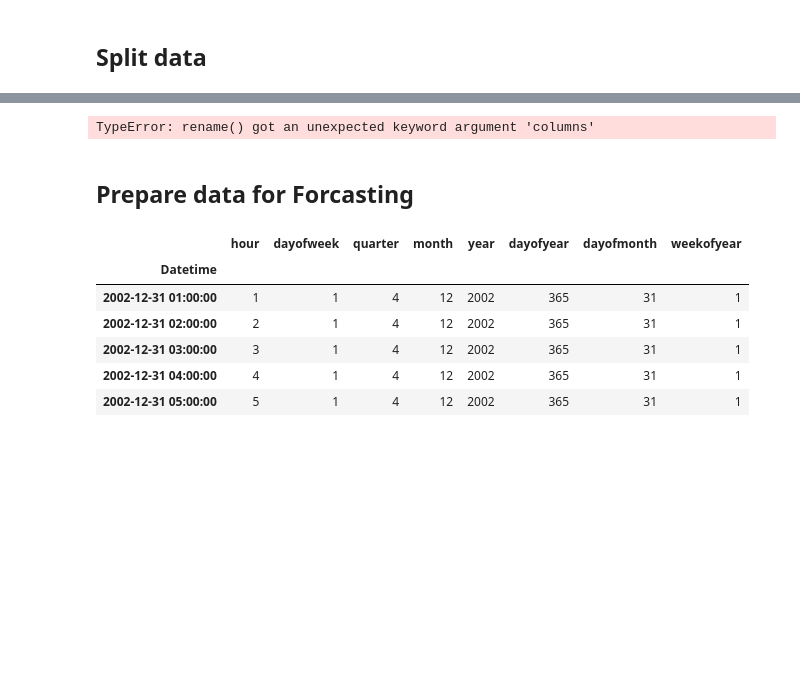
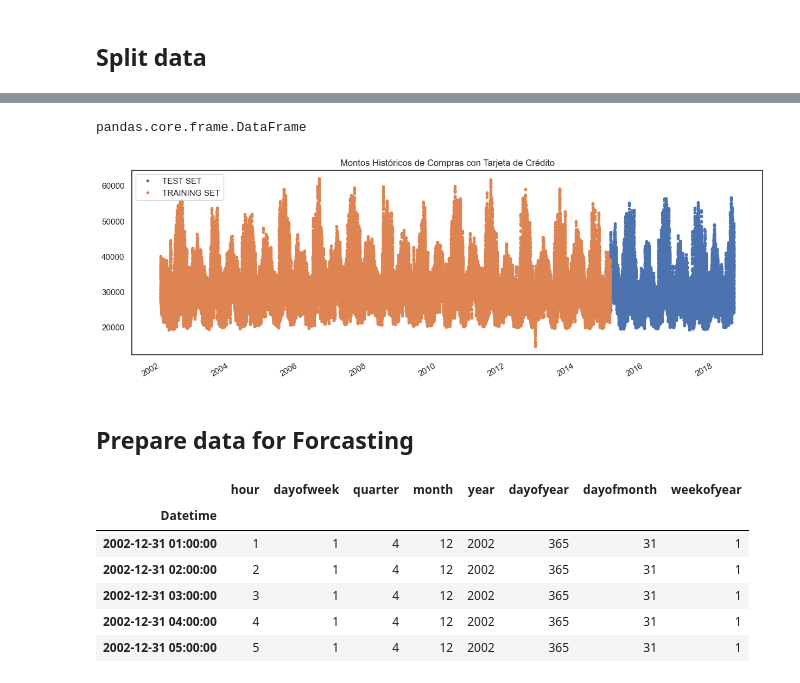
Before and after one commit to Generickle/credit-card-forecasting, a Jupyter notebook: CreditCardPurchaseHistoryForecasting.ipynb, the cells around one changed output, grey strips where cells are left out. Drawn from its saved outputs; the diff is of its cells as text; code cells hidden in the pictures; blank space fills up the shorter version.

```diff
--- a/CreditCardPurchaseHistoryForecasting.ipynb
+++ b/CreditCardPurchaseHistoryForecasting.ipynb
@@ -98,0 +98,2 @@ _ = pjme_hourly_data.plot(style = '.', figsize = (15,5), title = 'PJME hourly')
+# %%
+cc_hourly_data = cc_hourly_data['Hourly Amount']
@@ -101,9 +113,12 @@ _ = pjme_hourly_data.plot(style = '.', figsize = (15,5), title = 'PJME hourly')
 # %%
 split_date = '01-Jan-2015'
 
-pjme_hourly_data_train = pjme_hourly_data.loc[pjme_hourly_data.index <= split_date].copy()
-pjme_hourly_data_test = pjme_hourly_data.loc[pjme_hourly_data.index > split_date].copy()
+cc_hourly_data_train = cc_hourly_data.loc[cc_hourly_data.index <= split_date].copy()
+cc_hourly_data_test = cc_hourly_data.loc[cc_hourly_data.index > split_date].copy()
 
-print(pjme_hourly_data_train)
-print(pjme_hourly_data_test)
+cc_hourly_data_test = cc_hourly_data_test.to_frame()
+cc_hourly_data_train = cc_hourly_data_train.to_frame()
+
+print(cc_hourly_data_train)
+print(cc_hourly_data_test)
 # %% [output]
@@ -127,10 +142,18 @@ Name: PJME_MW, Length: 31439, dtype: float64
+# %%
+type(cc_hourly_data_test)
+type(cc_hourly_data_train)
+# %% [output]
+pandas.core.frame.DataFrame
 # %%
-_ = pjme_hourly_data_test \
-    .rename(columns = {'PJME_MW': 'TEST SET'}) \
-    .join(pjme_hourly_data_train.rename(columns = { 'PJME_MW': 'TRAINING SET' }), how = 'outer') \
-    .plot(figsize = (15, 5), title = 'PJM East', style = '.')
+_ = cc_hourly_data_test \
+    .rename(columns = {'Hourly Amount': 'TEST SET'}) \
+    .join(cc_hourly_data_train.rename(columns = { 'Hourly Amount': 'TRAINING SET' }), how = 'outer') \
+    .plot(figsize = (15, 5), title = 'Montos Históricos de Compras con Tarjeta de Crédito', style = '.')
+
+plt.gca().set_xlabel(None)
+plt.show()
 # %% [output]
-TypeError: rename() got an unexpected keyword argument 'columns'
+[figure, added]
 # %% [markdown]
 ## Prepare data for Forcasting
 # %%
```
Also changed, not shown: parts of 64 cells of this notebook, 5 other files.
